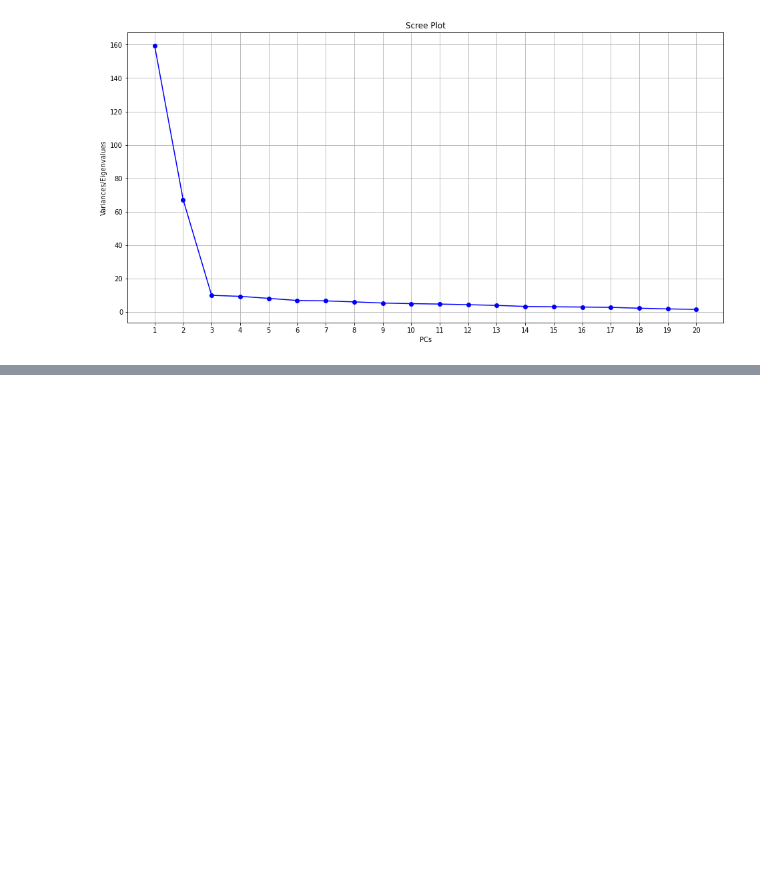
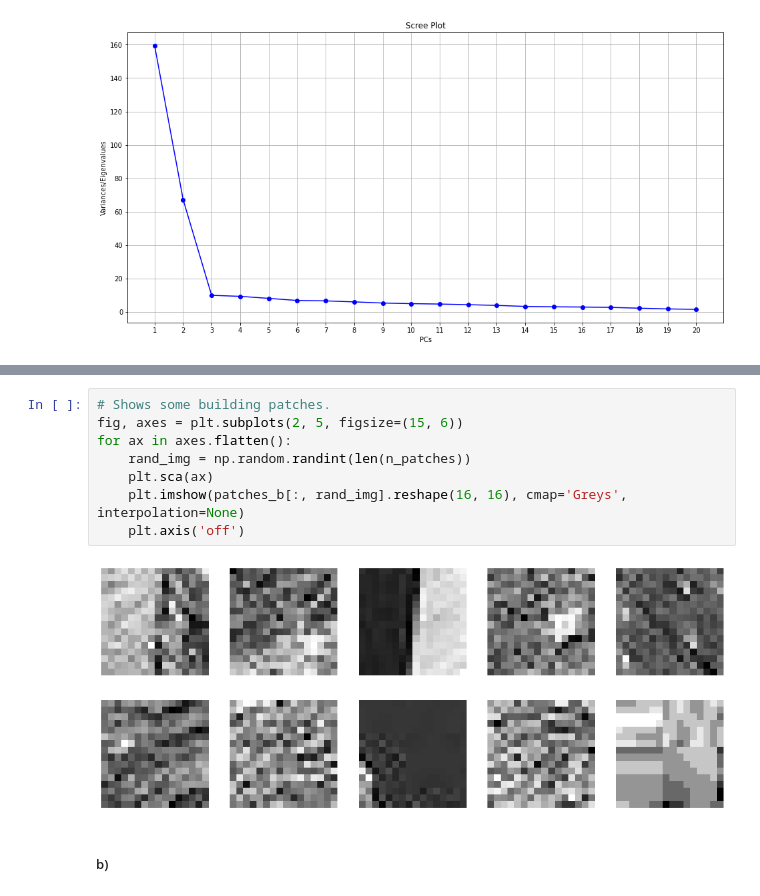
Before and after one commit to iyhabz/MI_2, a Jupyter notebook: Ue_1/sheet01_solved.ipynb, the cells around one changed output, grey strips where cells are left out. Cells and saved outputs as stored; diff of their text form; blank space fills up the shorter version.

```diff
--- a/Ue_1/sheet01_solved.ipynb
+++ b/Ue_1/sheet01_solved.ipynb
@@ -237,0 +282,12 @@ plt.show()
+# %%
+# Shows some building patches.
+fig, axes = plt.subplots(2, 5, figsize=(15, 6))
+for ax in axes.flatten():
+    rand_img = np.random.randint(len(n_patches))
+    plt.sca(ax)
+    plt.imshow(patches_b[:, rand_img].reshape(16, 16), cmap='Greys', interpolation=None)
+    plt.axis('off')
+# %% [output]
+[figure, added]
+# %% [markdown]
+##### b)
```
Also changed, not shown: parts of 5 cells of this notebook, 53 other files.
